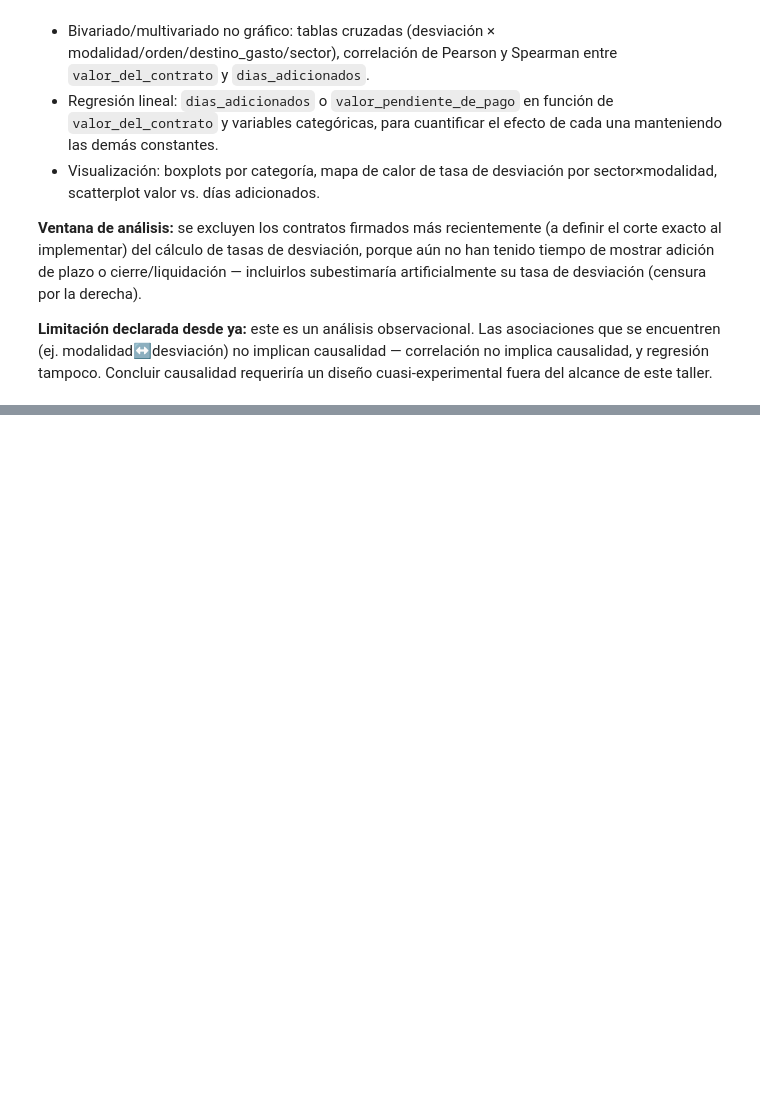
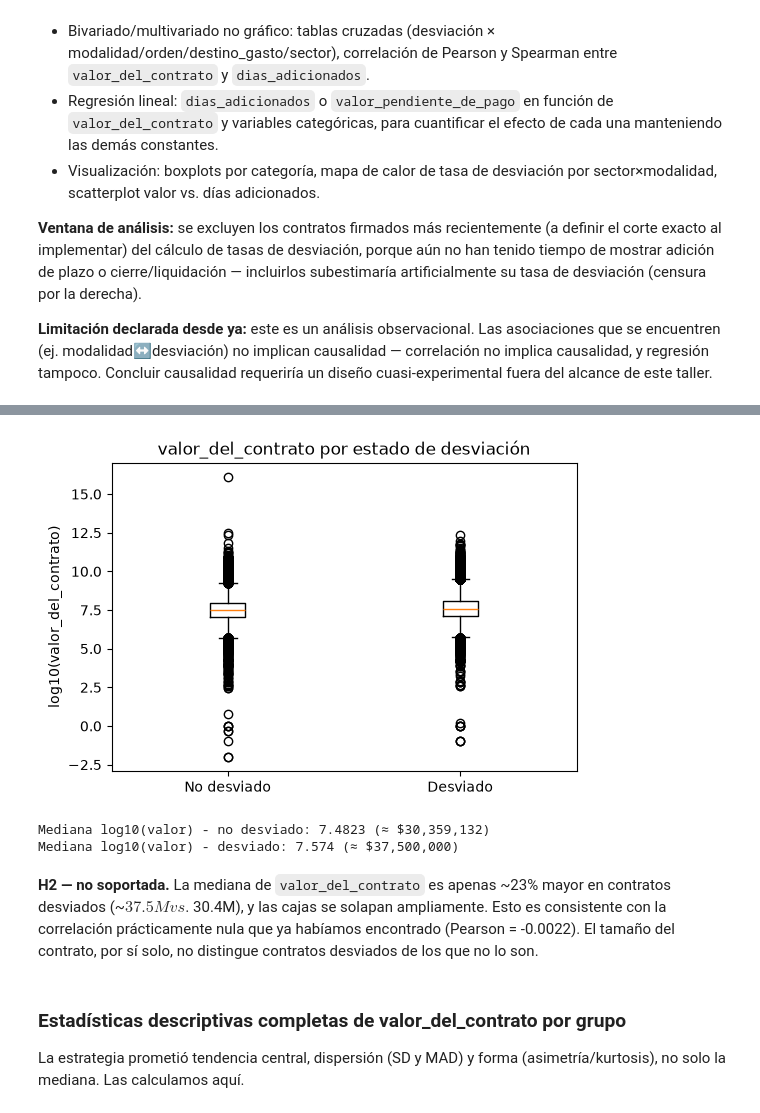
Before and after one commit to rporras10/secop-eda, a Jupyter notebook: eda_secop.ipynb, the cells around one changed output, grey strips where cells are left out. Saved outputs shown, nothing was run; the diff lists cells and outputs as text; code cells hidden in the pictures; blank space fills up the shorter version.

```diff
--- a/eda_secop.ipynb
+++ b/eda_secop.ipynb
@@ -453,0 +561,23 @@ Cada hipótesis se reporta como soportada si la diferencia entre grupos es clara
+# %%
+secop_df['en_ventana_analisis'] = secop_df['fecha_de_firma'].dt.year <= 2024
+ventana_df = secop_df[secop_df['en_ventana_analisis']]
+
+print("Filas totales:", len(secop_df), " | En ventana (<=2024):", len(ventana_df),
+      f"({len(ventana_df) / len(secop_df):.1%})")
+
+# Verificacion de robustez: ¿cambian las conclusiones de las hipotesis si excluimos 2025?
+print("\nTasa de desviado — TODO el dataset:", f"{secop_df['desviado'].mean():.1%}",
+      "| SOLO ventana (<=2024):", f"{ventana_df['desviado'].mean():.1%}")
+
+print("\nRango de tasas por categoría — TODO vs. VENTANA:")
+for col in ['sector', 'modalidad_de_contratacion', 'orden', 'destino_gasto']:
+    def rango_de(df):
+        tasas = df.groupby(col)['desviado'].mean()
+        tamanos = df.groupby(col).size()
+        tasas_conf = tasas[tamanos >= 30]
+        return tasas_conf.max() - tasas_conf.min()
+    print(f"  {col}: TODO={rango_de(secop_df):.1%}  VENTANA={rango_de(ventana_df):.1%}")
+
+print("\nCorrelación Pearson valor_del_contrato vs desviado — TODO:",
+      round(secop_df['valor_del_contrato'].corr(secop_df['desviado'].astype(int)), 4),
+      "| VENTANA:", round(ventana_df['valor_del_contrato'].corr(ventana_df['desviado'].astype(int)), 4))
@@ -453,0 +602,27 @@ Cada hipótesis se reporta como soportada si la diferencia entre grupos es clara
+# %%
+import matplotlib.pyplot as plt
+
+log_valor = np.log10(secop_df['valor_del_contrato'].replace(0, np.nan))
+grupo_no_desviado = log_valor[~secop_df['desviado']].dropna()
+grupo_desviado = log_valor[secop_df['desviado']].dropna()
+
+fig, ax = plt.subplots(figsize=(6, 4))
+ax.boxplot([grupo_no_desviado, grupo_desviado], tick_labels=['No desviado', 'Desviado'])
+ax.set_ylabel('log10(valor_del_contrato)')
+ax.set_title('valor_del_contrato por estado de desviación')
+plt.show()
+
+print("Mediana log10(valor) - no desviado:", round(grupo_no_desviado.median(), 4),
+      f"(≈ ${10**grupo_no_desviado.median():,.0f})")
+print("Mediana log10(valor) - desviado:", round(grupo_desviado.median(), 4),
+      f"(≈ ${10**grupo_desviado.median():,.0f})")
+# %% [output]
+[figure, added]
+Mediana log10(valor) - no desviado: 7.4823 (≈ $30,359,132)
+Mediana log10(valor) - desviado: 7.574 (≈ $37,500,000)
+# %% [markdown]
+**H2 — no soportada.** La mediana de `valor_del_contrato` es apenas ~23% mayor en contratos desviados (~$37.5M vs. ~$30.4M), y las cajas se solapan ampliamente. Esto es consistente con la correlación prácticamente nula que ya habíamos encontrado (Pearson = -0.0022). El tamaño del contrato, por sí solo, no distingue contratos desviados de los que no lo son.
+# %% [markdown]
+### Estadísticas descriptivas completas de valor_del_contrato por grupo
+
+La estrategia prometió tendencia central, dispersión (SD y MAD) y forma (asimetría/kurtosis), no solo la mediana. Las calculamos aquí.
```
Also changed, not shown: parts of 32 cells of this notebook, 1 other file.
